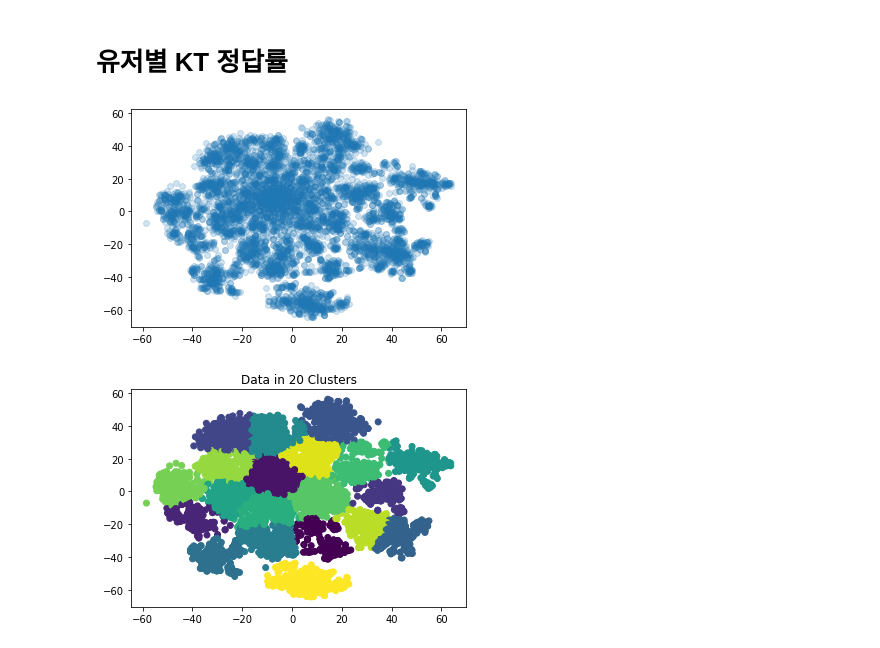
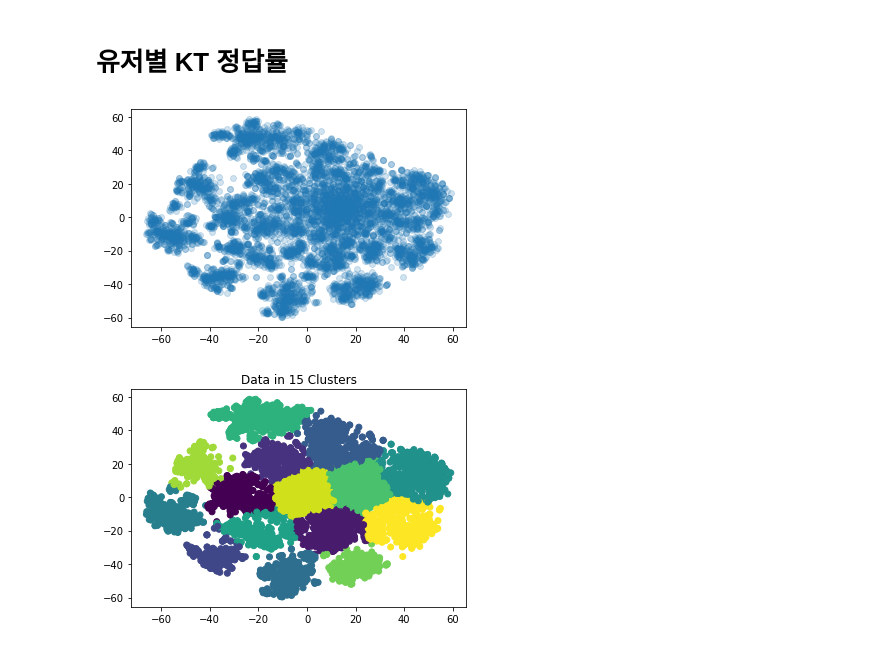
Before and after one commit to boostcampaitech3/level2-dkt-level2-recsys-07, a Jupyter notebook: FeatureEngineering/tagCluster.ipynb, the cells around one changed output. Drawn from its saved outputs; the diff is of its cells as text; code cells hidden in the pictures.

```diff
--- a/FeatureEngineering/tagCluster.ipynb
+++ b/FeatureEngineering/tagCluster.ipynb
@@ -9,7 +9,7 @@ import matplotlib.pyplot as plt
 # %% [markdown]
 # 유저별 KT 정답률
 # %%
-raw_data = pd.read_csv("/opt/ml/input/data/train_data.csv")
+raw_data = pd.read_csv("/opt/ml/input/data/FE_total_data.csv")
 user_info = raw_data.pivot_table("answerCode","userID","KnowledgeTag").fillna(0) # 아예 풀지 않은 문제들은 2로 채움
 user_info_np = user_info.to_numpy()
 # %%
@@ -21,17 +21,17 @@ fig, ax = plt.subplots()
 ax = plt.scatter(result[:,0],result[:,1], alpha=0.2)
 plt.show()
 # %% [output]
-[figure, old version]
+[figure, new version]
 # %%
-number_of_clusters=20
-kmeans = KMeans(n_clusters=number_of_clusters,random_state=42).fit(result)
+number_of_clusters=15
+kmeans = KMeans(n_clusters=number_of_clusters,random_state=0).fit(result)
 y_pred=kmeans.predict(result)
 
 plt.scatter(result[:, 0], result[:, 1], c=y_pred)
 plt.title("Data in " + str(number_of_clusters) + " Clusters")
 plt.show()
 # %% [output]
-[figure, old version]
+[figure, new version]
 # %%
 label=kmeans.labels_
 print(len(result))
```
Also changed, not shown: parts of 2 cells of this notebook, 1 other file.
